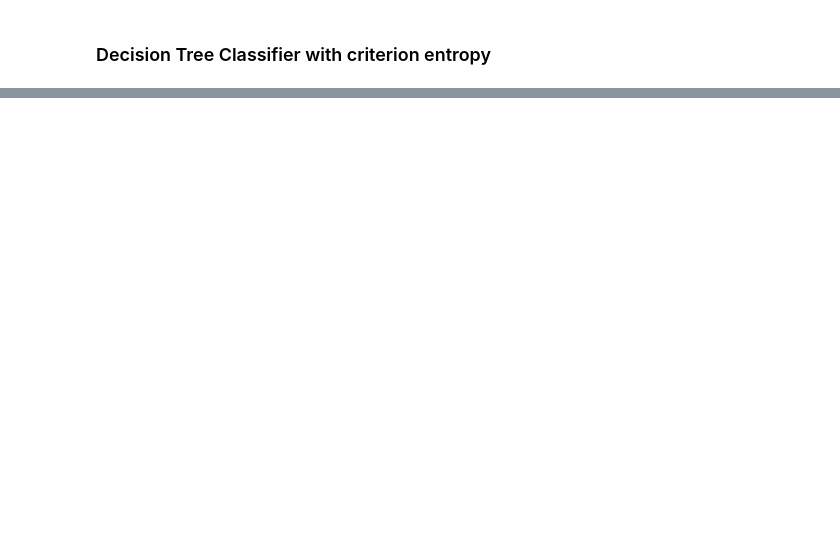
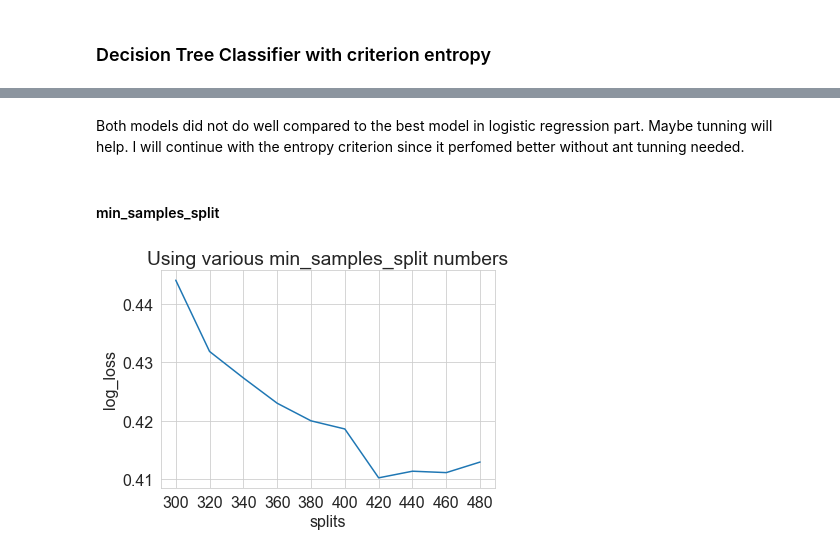
Before and after one commit to IainMosima/Tanzania-water-point-status-prediction-project, a Jupyter notebook: notebooks/5decision-tree-classifier.ipynb, the cells around one changed output, grey strips where cells are left out. Drawn from its saved outputs; the diff is of its cells as text; code cells hidden in the pictures; blank space fills up the shorter version.

```diff
--- a/notebooks/5decision-tree-classifier.ipynb
+++ b/notebooks/5decision-tree-classifier.ipynb
@@ -84,0 +87,21 @@ The auc is:      0.5714931951747603
+# %% [markdown]
+Both models did not do well compared to the best model in logistic regression part. Maybe tunning will help.
+I will continue with the entropy criterion since it perfomed better without ant tunning needed.
+# %% [markdown]
+#### min_samples_split
+# %%
+splits = np.arange(300, 500, 20)
+log_loss_means = []
+
+for split in splits:
+    dtc_model = DecisionTreeClassifier(criterion='entropy', random_state=21, min_samples_split=split)
+    log_loss_means.append( -cross_val_score(dtc_model, X_train, y_train, scoring='neg_log_loss').mean() )
+
+plt.plot(splits, log_loss_means)
+plt.xlabel('splits')
+plt.xticks(splits)
+plt.ylabel('log_loss')
+plt.title('Using various min_samples_split numbers')
+plt.show()
+# %% [output]
+[figure, added]
```
Also changed, not shown: parts of 40 cells of this notebook, 6 other files.
